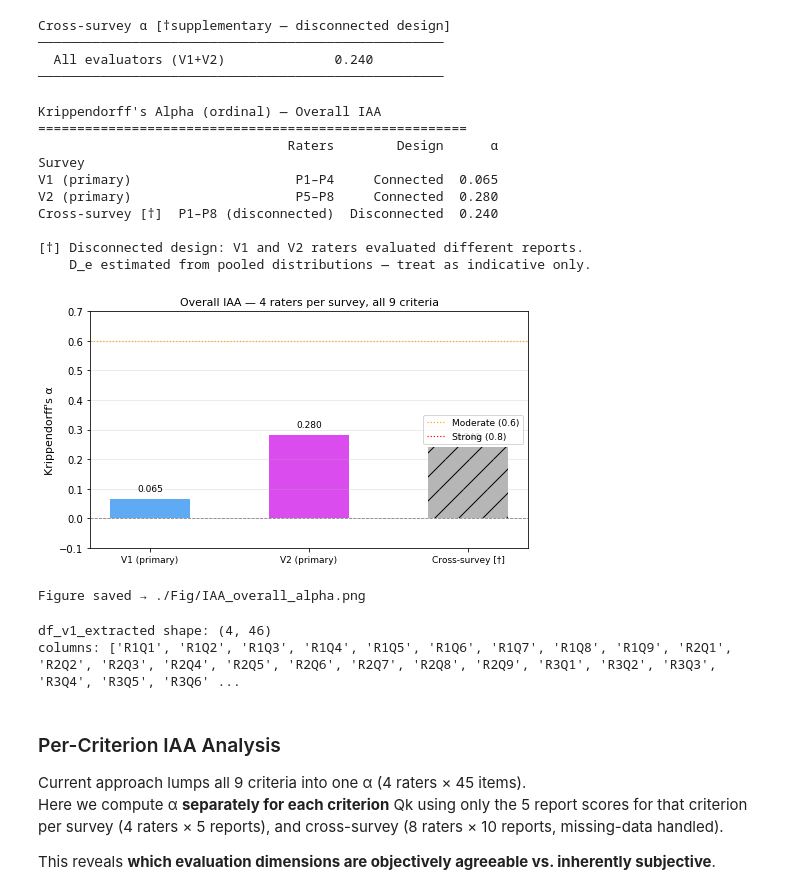
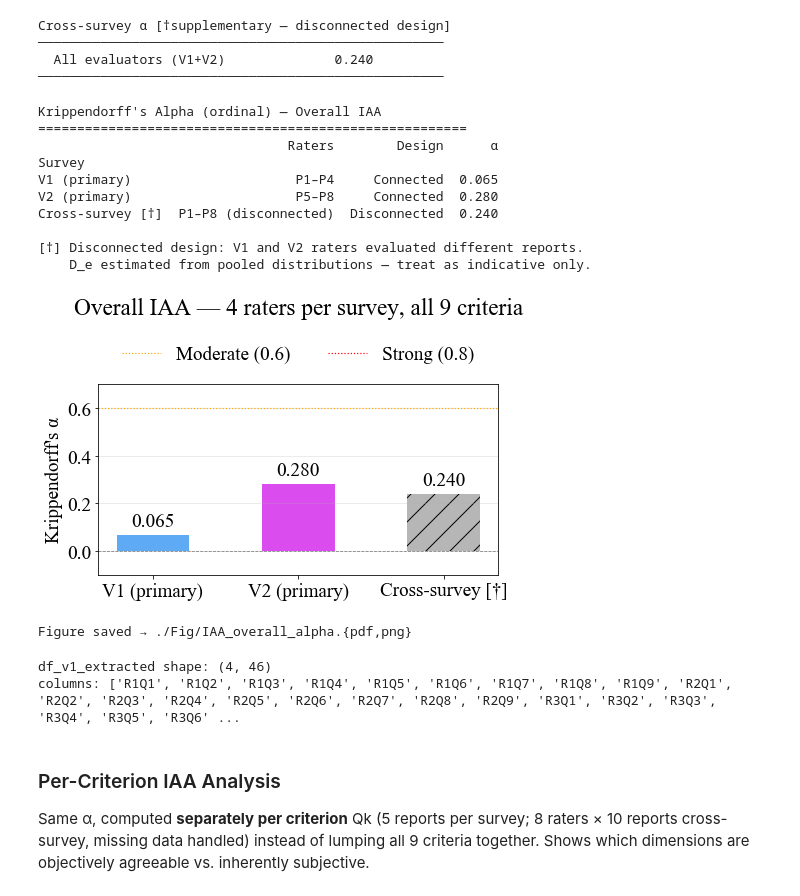
Before and after one commit to yongxin2020/clinical-nlg-human-eval, a Jupyter notebook: code/eval_results.ipynb, the cells around one changed output. Saved outputs shown, nothing was run; the diff lists cells and outputs as text; code cells hidden in the pictures.

```diff
--- a/code/eval_results.ipynb
+++ b/code/eval_results.ipynb
@@ -176,46 +214,50 @@ print("[†] Disconnected design: V1 and V2 raters evaluated different reports."
 print("    D_e estimated from pooled distributions — treat as indicative only.")
 
 # ── Bar chart ─────────────────────────────────────────────────────────────────
-fig, ax = plt.subplots(figsize=(7, 4), facecolor="white")
+FIG_W = 7
+fs = paper_fontsizes(FIG_W)
+fig, ax = plt.subplots(figsize=(FIG_W, 4.5), facecolor="white")
 
 labels  = df_iaa_summary.index.tolist()
 alphas  = df_iaa_summary["α"].values
 colors  = ["#429bf4", "#d42cea", "#aaaaaa"]
 hatches = ["", "", "/"]
 
 for i, (label, val, color, hatch) in enumerate(zip(labels, alphas, colors, hatches)):
     bar = ax.bar(i, val, color=color, alpha=0.85, hatch=hatch, width=0.5)
     ax.text(i, val + (0.02 if val >= 0 else -0.06), f"{val:.3f}",
-            ha="center", va="bottom", fontsize=9)
+            ha="center", va="bottom", fontsize=fs["tick"])
 
 ax.set_xticks(range(len(labels)))
-ax.set_xticklabels(labels, fontsize=9)
+ax.set_xticklabels(labels, fontsize=fs["tick"])
+ax.tick_params(axis="y", labelsize=fs["tick"])
 ax.axhline(0,   color="gray",   linestyle="--", linewidth=0.8)
 ax.axhline(0.6, color="orange", linestyle=":",  linewidth=1.2, label="Moderate (0.6)")
 ax.axhline(0.8, color="red",    linestyle=":",  linewidth=1.2, label="Strong (0.8)")
-ax.set_ylabel("Krippendorff's α", fontsize=11)
-ax.set_title("Overall IAA — 4 raters per survey, all 9 criteria", fontsize=11)
+ax.set_ylabel("Krippendorff's α", fontsize=fs["label"])
+ax.set_title("Overall IAA — 4 raters per survey, all 9 criteria", fontsize=fs["title"], pad=fs["title"] * 3)
 ax.set_ylim(-0.1, 0.7)
-ax.legend(fontsize=9)
+ax.legend(fontsize=fs["legend"], frameon=False, loc="lower center",
+          bbox_to_anchor=(0.5, 1.02), ncol=2)
 ax.grid(axis="y", alpha=0.3)
 
 plt.tight_layout()
-plt.savefig("./Fig/IAA_overall_alpha.png", dpi=150)
+savefig_for_paper(fig, "./Fig/IAA_overall_alpha")
 plt.show()
-print("Figure saved → ./Fig/IAA_overall_alpha.png")
+print("Figure saved → ./Fig/IAA_overall_alpha.{pdf,png}")
 # %% [output]
 Krippendorff's Alpha (ordinal) — Overall IAA
 =======================================================
                                 Raters        Design      α
 Survey
 V1 (primary)                     P1–P4     Connected  0.065
 V2 (primary)                     P5–P8     Connected  0.280
 Cross-survey [†]  P1–P8 (disconnected)  Disconnected  0.240
 
 [†] Disconnected design: V1 and V2 raters evaluated different reports.
     D_e estimated from pooled distributions — treat as indicative only.
-[figure, old version]
+[figure, new version]
-Figure saved → ./Fig/IAA_overall_alpha.png
+Figure saved → ./Fig/IAA_overall_alpha.{pdf,png}
 # %%
 # Structure reminder:
 # df_v1_extracted: (4 raters) × (45 items: R1Q1…R5Q9) + token
@@ -230,10 +272,7 @@ columns: ['R1Q1', 'R1Q2', 'R1Q3', 'R1Q4', 'R1Q5', 'R1Q6', 'R1Q7', 'R1Q8', 'R1Q9'
 # %% [markdown]
 ### Per-Criterion IAA Analysis
 
-Current approach lumps all 9 criteria into one α (4 raters × 45 items).
-Here we compute α **separately for each criterion** Qk using only the 5 report scores for that criterion per survey (4 raters × 5 reports), and cross-survey (8 raters × 10 reports, missing-data handled).
-
-This reveals **which evaluation dimensions are objectively agreeable vs. inherently subjective**.
+Same α, computed **separately per criterion** Qk (5 reports per survey; 8 raters × 10 reports cross-survey, missing data handled) instead of lumping all 9 criteria together. Shows which dimensions are objectively agreeable vs. inherently subjective.
 # %%
 criteria_labels = {
     "Q1": "Fluidity",
```
Also changed, not shown: parts of 16 cells of this notebook, 9 other files.
